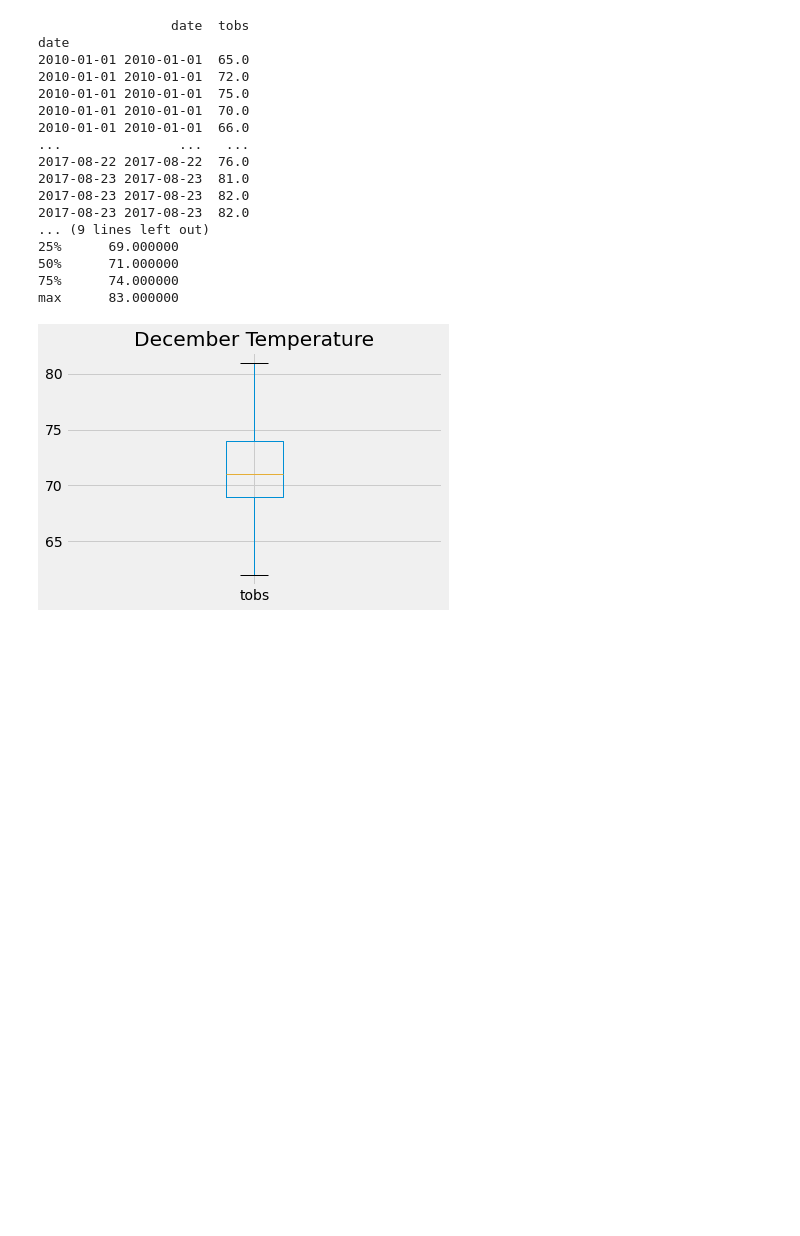
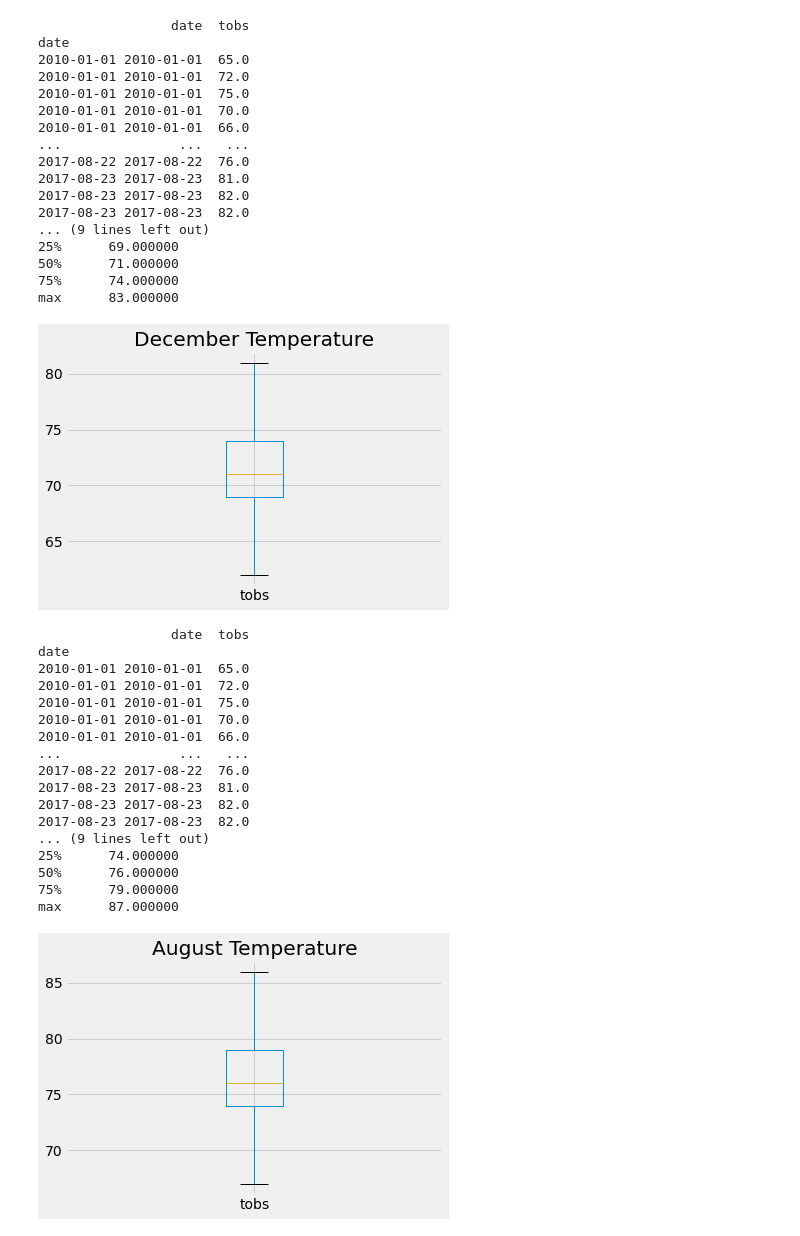
Before and after one commit to pampers6988/Surfs-up, a Jupyter notebook: SurfsUp_Challenge_0627.ipynb, the cells around one changed output. Saved outputs shown, nothing was run; the diff lists cells and outputs as text; code cells hidden in the pictures; blank space fills up the shorter version.

```diff
--- a/SurfsUp_Challenge_0627.ipynb
+++ b/SurfsUp_Challenge_0627.ipynb
@@ -148,3 +148,55 @@ date
 75%      74.000000
 max      83.000000
 [figure]
+# %%
+#setting the date range variables to encompass all data that we have
+first_date = dt.date(2010, 1, 1)
+last_date = dt.date(2017, 8, 23)
+
+# Perform a query to retrieve the data and precipitation scores
+results = []
+results = session.query(Measurement.date, Measurement.tobs)
+#print(results.all())
+# Save the query results as a Pandas DataFrame and set the index to the date column
+df = pd.DataFrame(results, columns=['date','tobs'])
+df.set_index(df['date'], inplace=True)
+#print(df.to_string(index=False))
+
+# Sort the dataframe by date
+df = df.sort_index()
+#print(df['date'].dtype)
+
+#converting dtype (object) of date dtype to dateime64
+df['date'] = pd.to_datetime(df['date'])
+#print(df['date'].dtype)
+print(df)
+#create April dataframe and filter out nan
+aug_df = df[df['date'].dt.month==8]
+augfil_df = aug_df[~np.isnan(aug_df['tobs'])]
+
+#describe function for objective on statistics
+print ('August')
+print(augfil_df.describe())
+
+#plotting it out
+augfil_df.boxplot(column='tobs', showfliers=False).set_title('August Temperature')
+plt.show()
+# %% [output]
+                 date  tobs
+date
+2010-01-01 2010-01-01  65.0
+2010-01-01 2010-01-01  72.0
+2010-01-01 2010-01-01  75.0
+2010-01-01 2010-01-01  70.0
+2010-01-01 2010-01-01  66.0
+...               ...   ...
+2017-08-22 2017-08-22  76.0
+2017-08-23 2017-08-23  81.0
+2017-08-23 2017-08-23  82.0
+2017-08-23 2017-08-23  82.0
+... (9 lines left out)
+25%      74.000000
+50%      76.000000
+75%      79.000000
+max      87.000000
+[figure, added]
```
Also changed, not shown: parts of 1 cell of this notebook.
